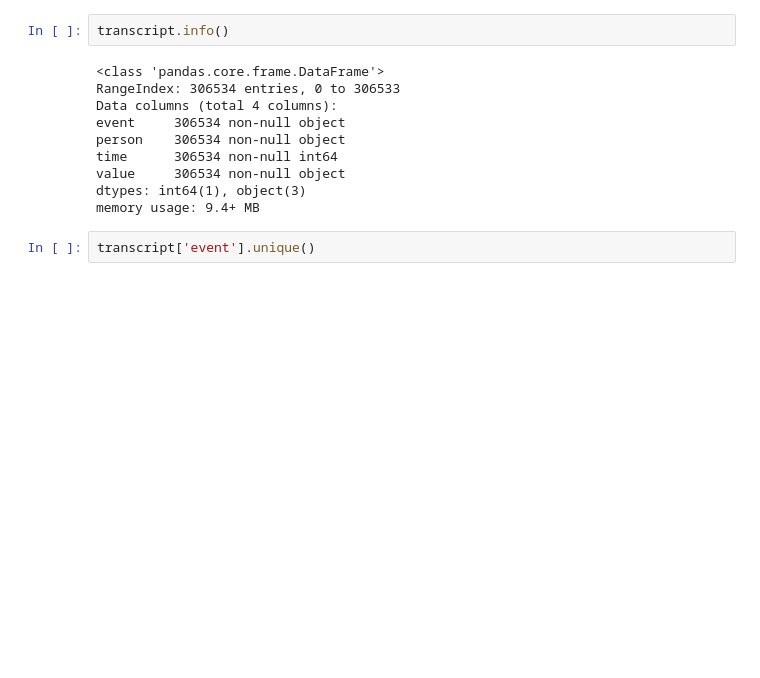
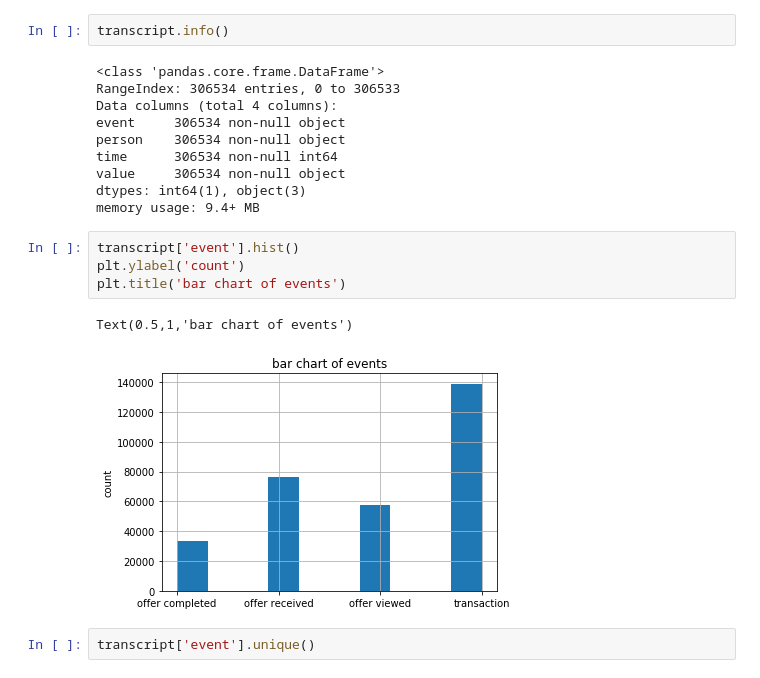
Before and after one commit to anni-kaffeekanni/CapstoneProject, a Jupyter notebook: Starbucks_Capstone_notebook.ipynb, the cells around one changed output. Saved outputs shown, nothing was run; the diff lists cells and outputs as text; blank space fills up the shorter version.

```diff
--- a/Starbucks_Capstone_notebook.ipynb
+++ b/Starbucks_Capstone_notebook.ipynb
@@ -189,6 +192,13 @@ time      306534 non-null int64
 value     306534 non-null object
 dtypes: int64(1), object(3)
 memory usage: 9.4+ MB
+# %%
+transcript['event'].hist()
+plt.ylabel('count')
+plt.title('bar chart of events')
+# %% [output]
+Text(0.5,1,'bar chart of events')
+[figure, added]
 # %%
 transcript['event'].unique()
 # %% [output]
```
Also changed, not shown: parts of 7 cells of this notebook.
